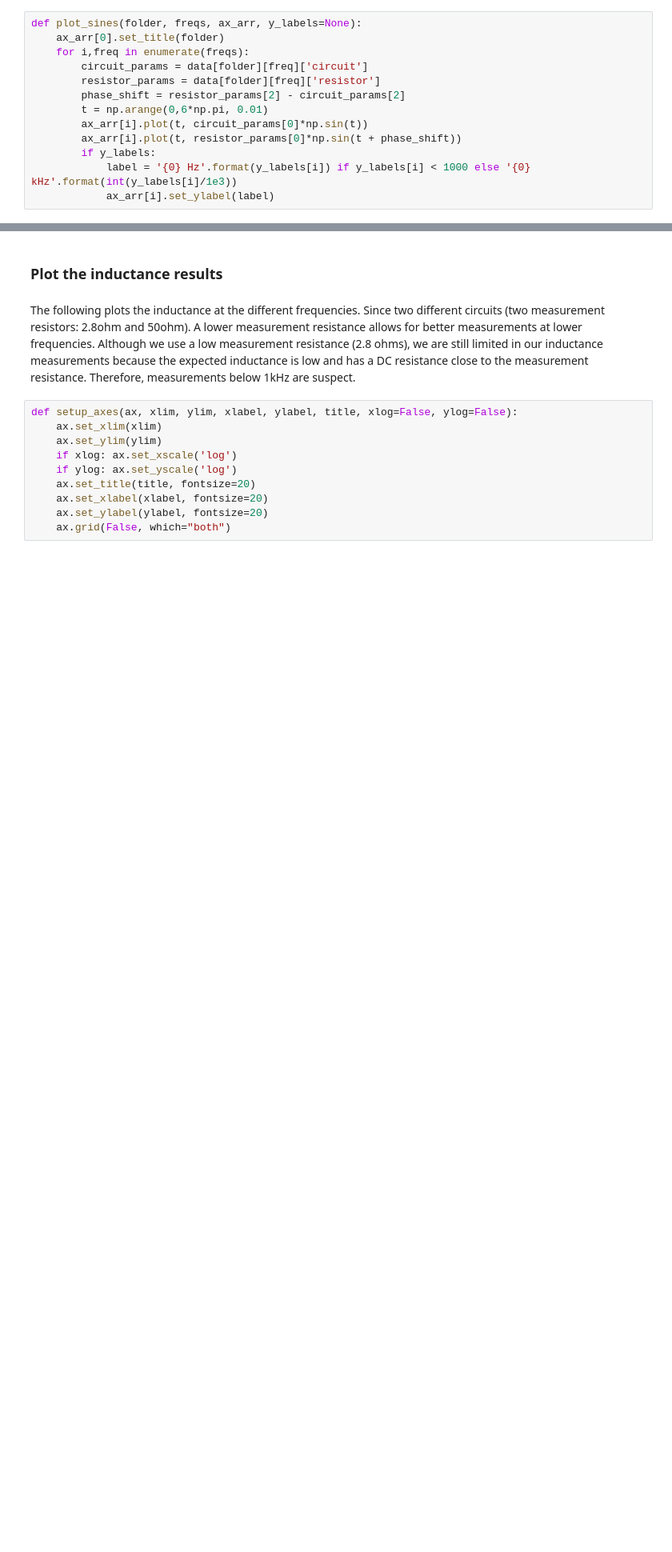
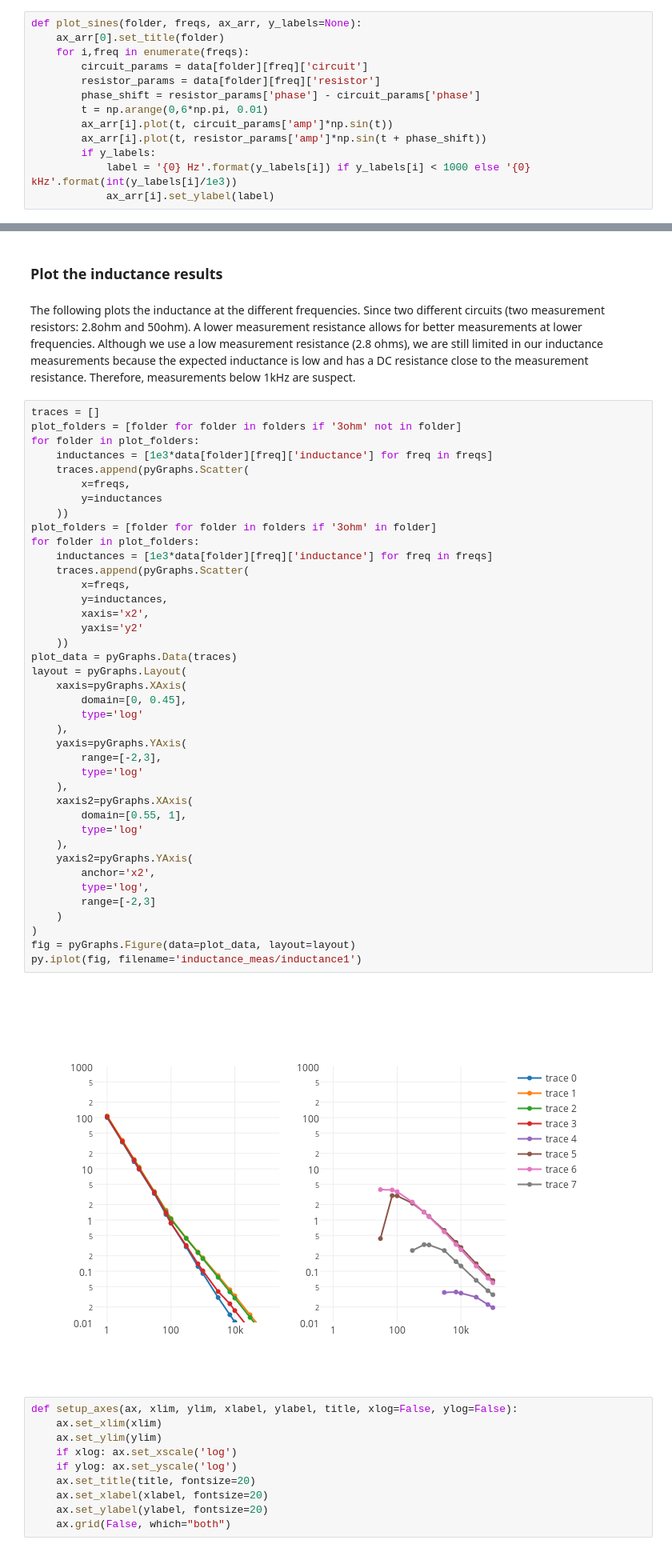
Before and after one commit to cstoafer/inductance-measurements, a Jupyter notebook: Determine mu.ipynb, the cells around one changed output, grey strips where cells are left out. Shown at 80% size. Saved outputs shown, nothing was run; the diff lists cells and outputs as text; blank space fills up the shorter version.

```diff
--- a/Determine mu.ipynb
+++ b/Determine mu.ipynb
@@ -236,10 +276,10 @@ def plot_sines(folder, freqs, ax_arr, y_labels=None):
     for i,freq in enumerate(freqs):
         circuit_params = data[folder][freq]['circuit']
         resistor_params = data[folder][freq]['resistor']
-        phase_shift = resistor_params[2] - circuit_params[2]
+        phase_shift = resistor_params['phase'] - circuit_params['phase']
         t = np.arange(0,6*np.pi, 0.01)
-        ax_arr[i].plot(t, circuit_params[0]*np.sin(t))
-        ax_arr[i].plot(t, resistor_params[0]*np.sin(t + phase_shift))
+        ax_arr[i].plot(t, circuit_params['amp']*np.sin(t))
+        ax_arr[i].plot(t, resistor_params['amp']*np.sin(t + phase_shift))
         if y_labels:
             label = '{0} Hz'.format(y_labels[i]) if y_labels[i] < 1000 else '{0} kHz'.format(int(y_labels[i]/1e3))
             ax_arr[i].set_ylabel(label)
@@ -317,6 +356,48 @@ for folder in folders:
 ### Plot the inductance results
 # %% [markdown]
 The following plots the inductance at the different frequencies.  Since two different circuits (two measurement resistors: 2.8ohm and 50ohm).  A lower measurement resistance allows for better measurements at lower frequencies.  Although we use a low measurement resistance (2.8 ohms), we are still limited in our inductance measurements because the expected inductance is low and has a DC resistance close to the measurement resistance.  Therefore, measurements below 1kHz are suspect.
+# %%
+traces = []
+plot_folders = [folder for folder in folders if '3ohm' not in folder]
+for folder in plot_folders:
+    inductances = [1e3*data[folder][freq]['inductance'] for freq in freqs]
+    traces.append(pyGraphs.Scatter(
+        x=freqs,
+        y=inductances
+    ))
+plot_folders = [folder for folder in folders if '3ohm' in folder]
+for folder in plot_folders:
+    inductances = [1e3*data[folder][freq]['inductance'] for freq in freqs]
+    traces.append(pyGraphs.Scatter(
+        x=freqs,
+        y=inductances,
+        xaxis='x2',
+        yaxis='y2'
+    ))
+plot_data = pyGraphs.Data(traces)
+layout = pyGraphs.Layout(
+    xaxis=pyGraphs.XAxis(
+        domain=[0, 0.45],
+        type='log'
+    ),
+    yaxis=pyGraphs.YAxis(
+        range=[-2,3],
+        type='log'
+    ),
+    xaxis2=pyGraphs.XAxis(
+        domain=[0.55, 1],
+        type='log'
+    ),
+    yaxis2=pyGraphs.YAxis(
+        anchor='x2',
+        type='log',
+        range=[-2,3]
+    )
+)
+fig = pyGraphs.Figure(data=plot_data, layout=layout)
+py.iplot(fig, filename='inductance_meas/inductance1')
+# %% [output]
+[figure, added]
 # %%
 def setup_axes(ax, xlim, ylim, xlabel, ylabel, title, xlog=False, ylog=False):
     ax.set_xlim(xlim)
```
Also changed, not shown: parts of 31 cells of this notebook, 12 other files.
